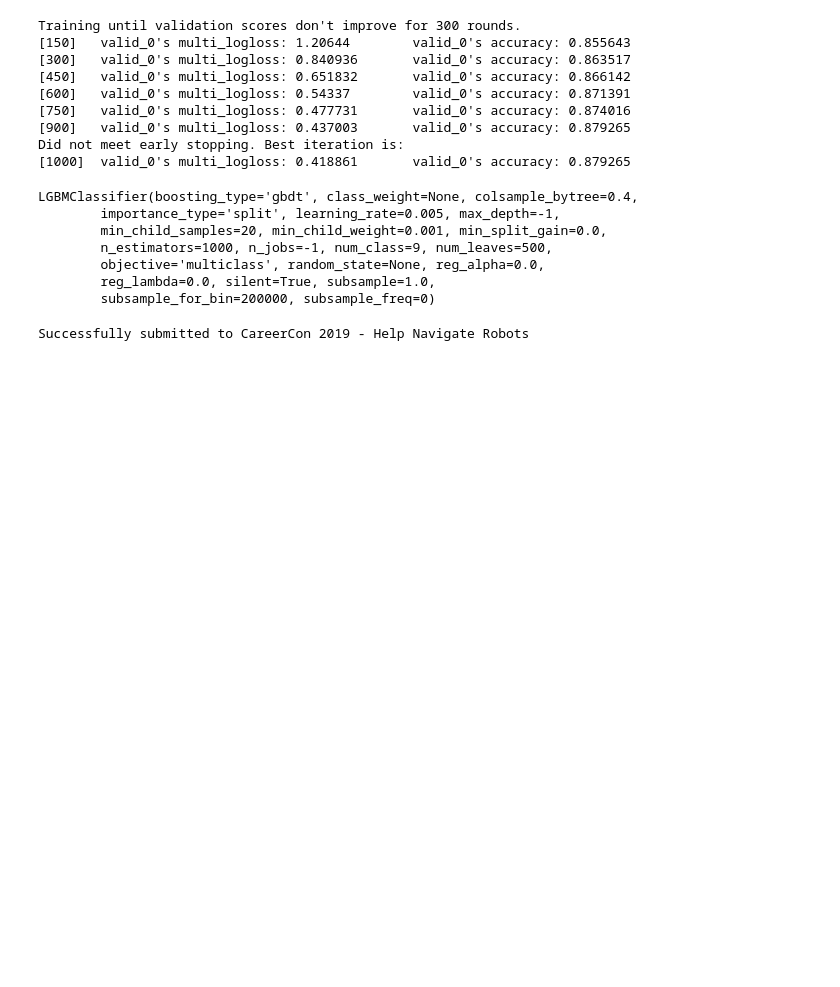
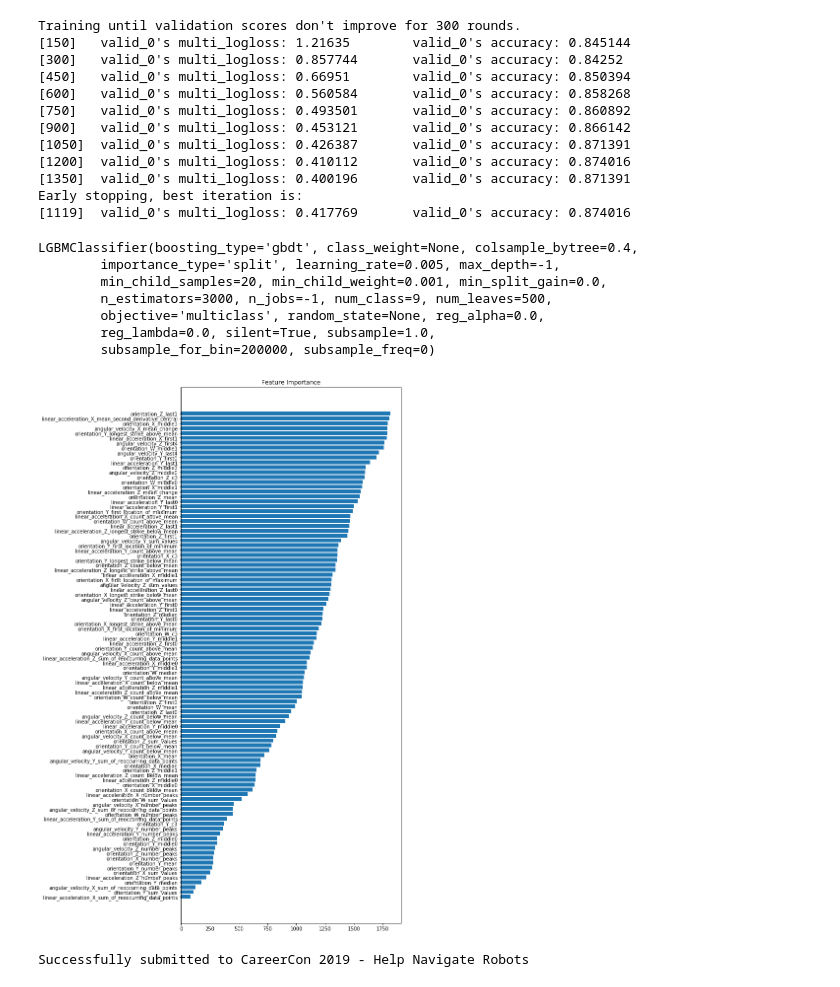
Before and after one commit to devforfu/careercon2019, a Jupyter notebook: 04_features_extraction.ipynb, the cells around one changed output. Cells and saved outputs as stored; diff of their text form; code cells hidden in the pictures; blank space fills up the shorter version.

```diff
--- a/04_features_extraction.ipynb
+++ b/04_features_extraction.ipynb
@@ -131,3 +154,5 @@ PosixPath('/home/ck/data/careercon2019/tmp/tst_rich.feather.feather')
+# %%
+x_trn_rich, x_tst_rich, y_trn = from_feather('trn_rich', 'tst_rich', 'y_trn')
 # %%
 enc = LabelEncoder()
 y = enc.fit_transform(y_trn['surface'])
@@ -141,7 +166,7 @@ def accuracy(y_true, y_pred):
     return 'accuracy', value, True
 # %%
 model = lgb.LGBMClassifier(
-    n_estimators=1000, learning_rate=0.005,
+    n_estimators=3000, learning_rate=0.005,
     colsample_bytree=0.4, objective='multiclass',
     num_leaves=500, num_class=9)
 # %%
@@ -153,21 +178,33 @@ model.fit(
     verbose=150)
 # %% [output]
 Training until validation scores don't improve for 300 rounds.
-[150]   valid_0's multi_logloss: 1.20644        valid_0's accuracy: 0.855643
-[300]   valid_0's multi_logloss: 0.840936       valid_0's accuracy: 0.863517
-[450]   valid_0's multi_logloss: 0.651832       valid_0's accuracy: 0.866142
-[600]   valid_0's multi_logloss: 0.54337        valid_0's accuracy: 0.871391
-[750]   valid_0's multi_logloss: 0.477731       valid_0's accuracy: 0.874016
-[900]   valid_0's multi_logloss: 0.437003       valid_0's accuracy: 0.879265
-Did not meet early stopping. Best iteration is:
-[1000]  valid_0's multi_logloss: 0.418861       valid_0's accuracy: 0.879265
+[150]   valid_0's multi_logloss: 1.21635        valid_0's accuracy: 0.845144
+[300]   valid_0's multi_logloss: 0.857744       valid_0's accuracy: 0.84252
+[450]   valid_0's multi_logloss: 0.66951        valid_0's accuracy: 0.850394
+[600]   valid_0's multi_logloss: 0.560584       valid_0's accuracy: 0.858268
+[750]   valid_0's multi_logloss: 0.493501       valid_0's accuracy: 0.860892
+[900]   valid_0's multi_logloss: 0.453121       valid_0's accuracy: 0.866142
+[1050]  valid_0's multi_logloss: 0.426387       valid_0's accuracy: 0.871391
+[1200]  valid_0's multi_logloss: 0.410112       valid_0's accuracy: 0.874016
+[1350]  valid_0's multi_logloss: 0.400196       valid_0's accuracy: 0.871391
+Early stopping, best iteration is:
+[1119]  valid_0's multi_logloss: 0.417769       valid_0's accuracy: 0.874016
 LGBMClassifier(boosting_type='gbdt', class_weight=None, colsample_bytree=0.4,
         importance_type='split', learning_rate=0.005, max_depth=-1,
         min_child_samples=20, min_child_weight=0.001, min_split_gain=0.0,
-        n_estimators=1000, n_jobs=-1, num_class=9, num_leaves=500,
+        n_estimators=3000, n_jobs=-1, num_class=9, num_leaves=500,
         objective='multiclass', random_state=None, reg_alpha=0.0,
         reg_lambda=0.0, silent=True, subsample=1.0,
         subsample_for_bin=200000, subsample_freq=0)
+# %%
+imp = model.feature_importances_
+idx = np.argsort(imp)[:100]
+# %%
+f, ax = plt.subplots(1, 1, figsize=(8, 20))
+ax.barh(X_train.columns[idx], imp[idx])
+ax.set_title('Feature Importance');
+# %% [output]
+[figure, added]
 # %%
 submit = pd.read_csv(SAMPLE)
 submit['surface'] = enc.inverse_transform(model.predict(x_tst_rich))
```
Also changed, not shown: parts of 9 cells of this notebook.
